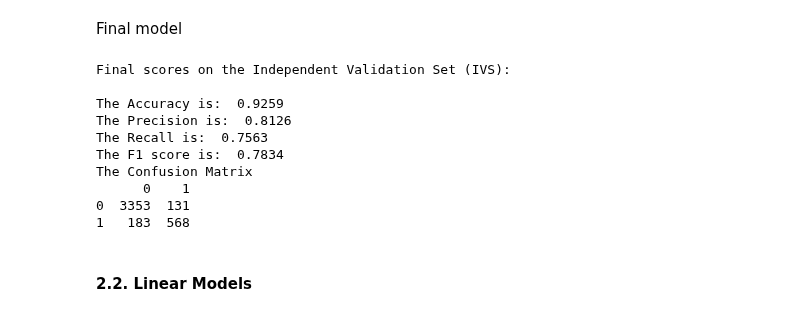
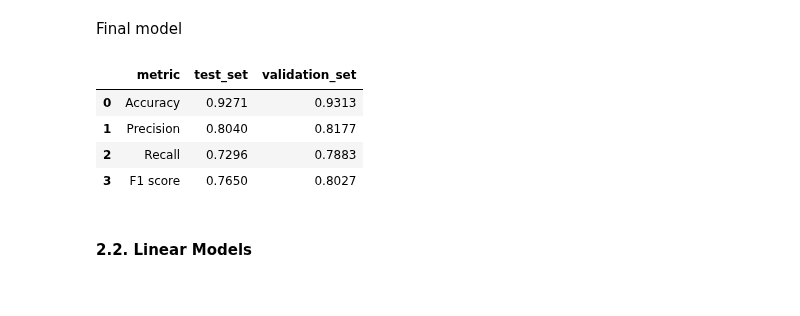
Before and after one commit to AntunesCSR/ML_Group_Projects, a Jupyter notebook: HA1/HA1.ipynb, the cells around one changed output. Cells and saved outputs as stored; diff of their text form; code cells hidden in the pictures.

```diff
--- a/HA1/HA1.ipynb
+++ b/HA1/HA1.ipynb
@@ -371,11 +350,15 @@ We can see that the data is imbalanced, we have much more negative (0) observati
 # %% [markdown]
 #### 2.1 Decision tree
 # %%
-def print_classification_scores(y_true, y_predicted):
-    print("The Accuracy is: %7.4f" % accuracy_score(y_true, y_predicted))
-    print("The Precision is: %7.4f" % precision_score(y_true, y_predicted))
-    print("The Recall is: %7.4f" % recall_score(y_true, y_predicted))
-    print("The F1 score is: %7.4f" % f1_score(y_true, y_predicted))
+def get_classification_scores(y_true, y_predicted):
+    return pd.DataFrame([
+        ['Accuracy', round(accuracy_score(y_true, y_predicted), 4)],
+        ['Precision', round(precision_score(y_true, y_predicted), 4)],
+        ['Recall', round(recall_score(y_true, y_predicted), 4)],
+        ['F1 score', round(f1_score(y_true, y_predicted), 4)]
+    ], columns=['metric', 'score'])
+
+def print_confusion_matrix(y_true, y_predicted):
     print("The Confusion Matrix")
     print(pd.DataFrame(confusion_matrix(y_true, y_predicted)))
 # %% [markdown]
@@ -467,20 +426,27 @@ The Confusion Matrix
 # %% [markdown]
 Final model
-# %%
-y_preds_val = model.predict(X_val)
-print("Final scores on the Independent Validation Set (IVS):\n")
-print_classification_scores(y_val_bin, y_preds_val)
-# %% [output]
-Final scores on the Independent Validation Set (IVS):
-
-The Accuracy is:  0.9259
-The Precision is:  0.8126
-The Recall is:  0.7563
-The F1 score is:  0.7834
-The Confusion Matrix
-      0    1
-0  3353  131
-1   183  568
+# %%
+def get_final_model_scores(model):
+    model.fit(X_train, y_train_bin)
+
+    y_preds_test = model.predict(X_test)
+    test_set_scores_df = get_classification_scores(y_test_bin, y_preds_test).rename(columns={'score': 'test_set'})
+
+    y_preds_val = model.predict(X_val)
+    validation_set_scores_df = get_classification_scores(y_val_bin, y_preds_val).rename(columns={'score': 'validation_set'})
+
+    return pd.merge(test_set_scores_df, validation_set_scores_df, on='metric')
+# %%
+best_max_depth = 18
+model = DecisionTreeClassifier(max_depth=best_max_depth, min_samples_leaf=best_min_samples_leaf)
+bn_decision_tree_final_scores_df = get_final_model_scores(model)
+bn_decision_tree_final_scores_df
+# %% [output]
+|  | metric | test_set | validation_set |
+| 0 | Accuracy | 0.9271 | 0.9313 |
+| 1 | Precision | 0.8040 | 0.8177 |
+| 2 | Recall | 0.7296 | 0.7883 |
+| 3 | F1 score | 0.7650 | 0.8027 |
 # %% [markdown]
 #### 2.2. Linear Models
 # %% [markdown]
```
Also changed, not shown: parts of 20 cells of this notebook, 2 other files.
